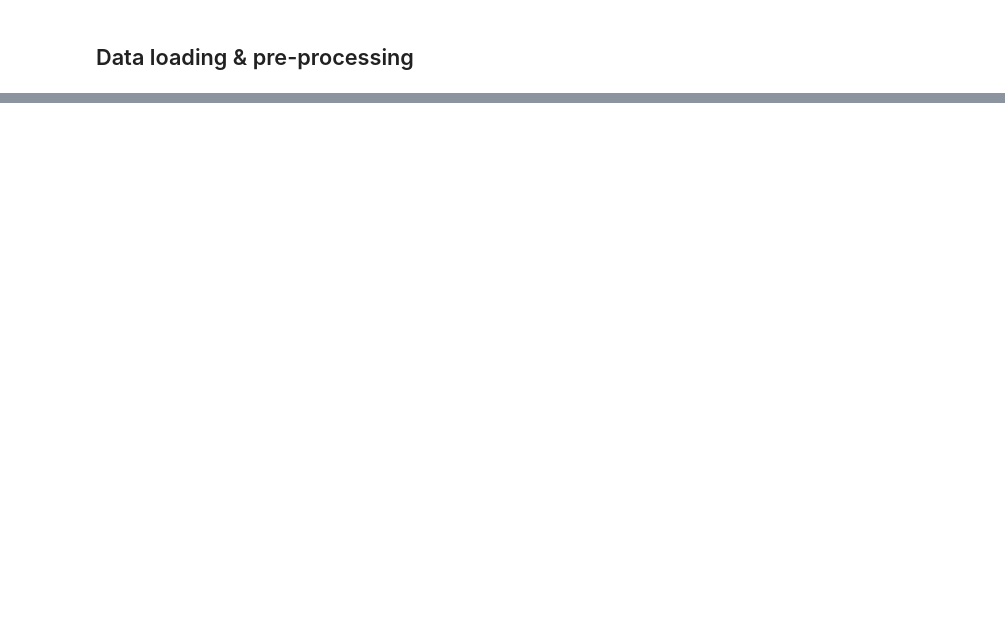
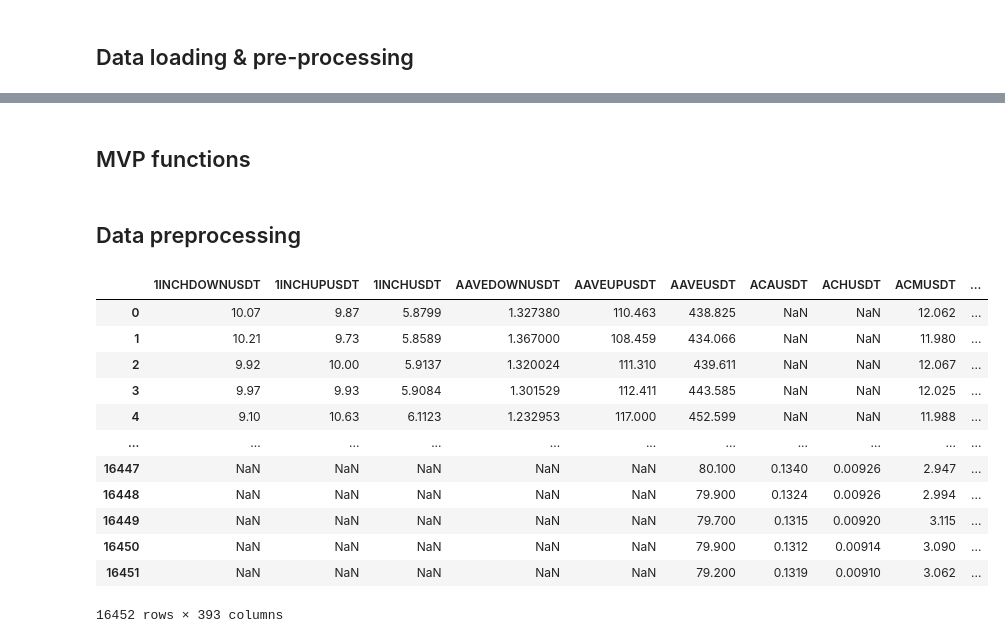
Before and after one commit to Uniblake/fin525, a Jupyter notebook: project_week10.ipynb, the cells around one changed output, grey strips where cells are left out. Cells and saved outputs as stored; diff of their text form; code cells hidden in the pictures; blank space fills up the shorter version.

```diff
--- a/project_week10.ipynb
+++ b/project_week10.ipynb
@@ -190,0 +193,2 @@ plt.show()
+# %% [markdown]
+## MVP functions
@@ -190,0 +221,2 @@ plt.show()
+# %% [markdown]
+## Data preprocessing
@@ -190,0 +227,16 @@ plt.show()
+# %%
+all_data
+# %% [output]
+|  | 1INCHDOWNUSDT | 1INCHUPUSDT | 1INCHUSDT | AAVEDOWNUSDT | AAVEUPUSDT | AAVEUSDT | ACAUSDT | ACHUSDT | ACMUSDT | ... |
+| 0 | 10.07 | 9.87 | 5.8799 | 1.327380 | 110.463 | 438.825 | NaN | NaN | 12.062 | ... |
+| 1 | 10.21 | 9.73 | 5.8589 | 1.367000 | 108.459 | 434.066 | NaN | NaN | 11.980 | ... |
+| 2 | 9.92 | 10.00 | 5.9137 | 1.320024 | 111.310 | 439.611 | NaN | NaN | 12.067 | ... |
+| 3 | 9.97 | 9.93 | 5.9084 | 1.301529 | 112.411 | 443.585 | NaN | NaN | 12.025 | ... |
+| 4 | 9.10 | 10.63 | 6.1123 | 1.232953 | 117.000 | 452.599 | NaN | NaN | 11.988 | ... |
+| ... | ... | ... | ... | ... | ... | ... | ... | ... | ... | ... |
+| 16447 | NaN | NaN | NaN | NaN | NaN | 80.100 | 0.1340 | 0.00926 | 2.947 | ... |
+| 16448 | NaN | NaN | NaN | NaN | NaN | 79.900 | 0.1324 | 0.00926 | 2.994 | ... |
+| 16449 | NaN | NaN | NaN | NaN | NaN | 79.700 | 0.1315 | 0.00920 | 3.115 | ... |
+| 16450 | NaN | NaN | NaN | NaN | NaN | 79.900 | 0.1312 | 0.00914 | 3.090 | ... |
+| 16451 | NaN | NaN | NaN | NaN | NaN | 79.200 | 0.1319 | 0.00910 | 3.062 | ... |
+16452 rows × 393 columns
```
Also changed, not shown: parts of 26 cells of this notebook, 1 other file.
